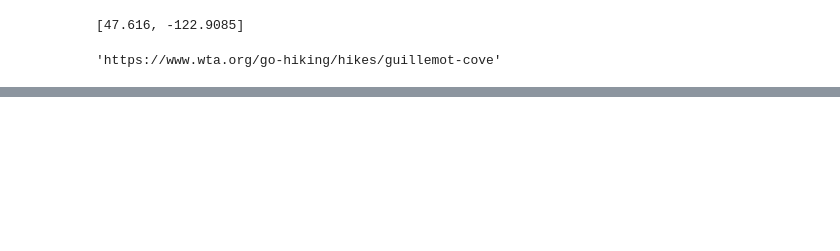
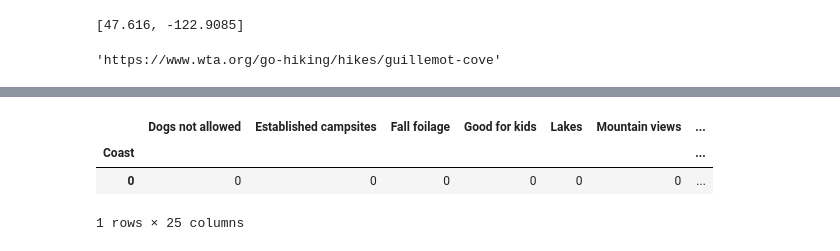
Before and after one commit to huddlestona/Trail_Report, a Jupyter notebook: Webscraping_trail_info.ipynb, the cells around one changed output, grey strips where cells are left out. Drawn from its saved outputs; the diff is of its cells as text; code cells hidden in the pictures; blank space fills up the shorter version.

```diff
--- a/Webscraping_trail_info.ipynb
+++ b/Webscraping_trail_info.ipynb
@@ -423,0 +522,9 @@ trail_data_parser(urlg)
+# %%
+df_test = pd.DataFrame.from_csv('trail_data_test.csv')
+# %%
+df_test
+# %% [output]
+|  | Dogs not allowed | Established campsites | Fall foilage | Good for kids | Lakes | Mountain views | ... |
+| Coast |  |  |  |  |  |  | ... |
+| 0 | 0 | 0 | 0 | 0 | 0 | 0 | ... |
+1 rows × 25 columns
```
Also changed, not shown: parts of 9 cells of this notebook.
